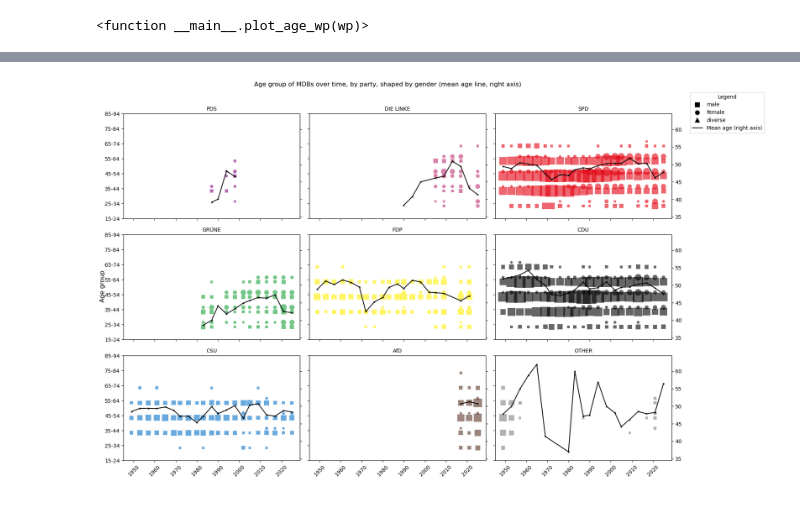
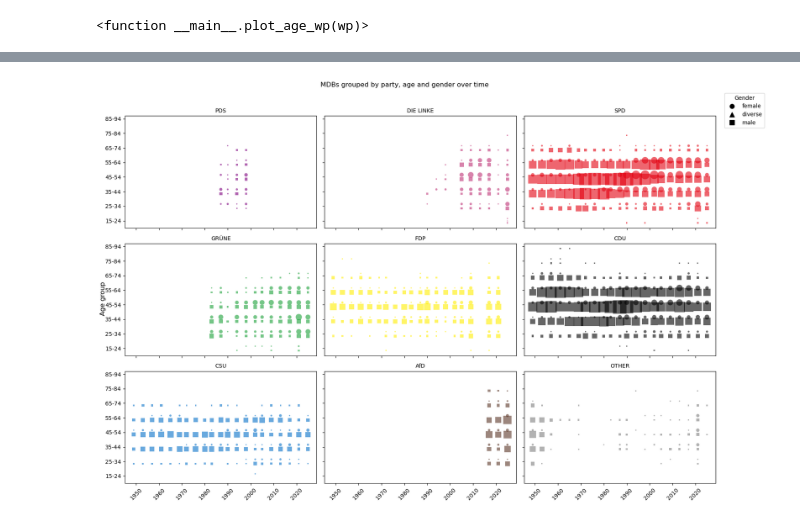
Before and after one commit to carl-lorenz/Visualization, a Jupyter notebook: Exam/1_members_of_german_parliament.ipynb, the cells around one changed output, grey strips where cells are left out. Saved outputs shown, nothing was run; the diff lists cells and outputs as text; code cells hidden in the pictures.

```diff
--- a/Exam/1_members_of_german_parliament.ipynb
+++ b/Exam/1_members_of_german_parliament.ipynb
@@ -335,7 +340,7 @@ plt.show()
 # %%
 def get_gender_ratio(group):
     gender_weight = (
-    wp_mdbs_df
+    wp_df
     .groupby(group)['Frac_of_WP']
     .sum()
     .unstack(fill_value=0)
@@ -343,7 +348,7 @@ def get_gender_ratio(group):
 
     male_share = gender_weight['male'] / gender_weight.sum(axis=1)
     gender_ratio = (-2 * (male_share - 0.5)).rename('gender_ratio').reset_index()
-    return terms_df[['WP', 'election_y_int']].merge(gender_ratio, on='WP').sort_values('WP')
+    return safe_merge(terms_df[['WP', 'election_y_int']], gender_ratio, ['WP'])
 # %%
 wp_gender_df = get_gender_ratio(['WP', 'Gender'])
 
@@ -598,11 +617,11 @@ interactive(children=(Dropdown(description='Election:', index=20, options=(('194
 # %%
 # Fixed 10-year age bins starting at 15 (so x-axis stays consistent across WPs):
-age_max_global = int(wp_mdbs_df['Age'].max() // 10 * 10 + 10)
+age_max_global = int(wp_df['Age'].max() // 10 * 10 + 10)
 age_bins = list(range(15, age_max_global + 10, 10))
 age_labels = [f'{age_bins[i]}-{age_bins[i+1]-1}' for i in range(len(age_bins) - 1)]
 
-wp_mdbs_df['Age_group'] = pd.cut(
-    wp_mdbs_df['Age'],
+wp_df['Age_group'] = pd.cut(
+    wp_df['Age'],
     bins=age_bins,
     labels=age_labels,
     right=False
@@ -610,19 +629,19 @@ wp_mdbs_df['Age_group'] = pd.cut(
 
 # Stacked composition: fraction of each party within each age group, per WP
 group_party = (
-    wp_mdbs_df
+    wp_df
     .groupby(['WP', 'Age_group', 'Party'], observed=True)['Frac_of_WP']
     .sum()
     .reset_index()
 )
 
-wp_totals = wp_mdbs_df.groupby('WP')['Frac_of_WP'].sum().rename('wp_total')
+wp_totals = wp_df.groupby('WP')['Frac_of_WP'].sum().rename('wp_total')
 group_party = group_party.merge(wp_totals, on='WP')
 group_party['fraction'] = group_party['Frac_of_WP'] / group_party['wp_total']
 
 # Gender ratio per age group, per WP (irrespective of party)
 gender_group = (
-    wp_mdbs_df
+    wp_df
     .groupby(['WP', 'Age_group', 'Gender'], observed=True)['Frac_of_WP']
     .sum()
     .unstack(fill_value=0)
@@ -635,7 +654,7 @@ frac_ylim = (0, group_party.groupby(['WP', 'Age_group'])['fraction'].sum().max()
 gender_ylim = (-1.05, 1.05)
 
 wp_to_year = terms_df.set_index('WP')['election_y_str'].to_dict()
-wp_options = sorted(wp_mdbs_df['WP'].unique())
+wp_options = sorted(wp_df['WP'].unique())
 default_wp = max(wp_options)
 
 def plot_age_wp(wp):
@@ -704,60 +726,30 @@ interactive(children=(Dropdown(description='Election:', index=20, options=(('194
 # %%
 gender_markers = {
-    'male': 's',
     'female': 'o',
-    'diverse': '^'
+    'diverse': '^',
+    'male': 's'
 }
 
 gender_offsets_y = {
-    'male': -0.15,
     'female': 0.15,
-    'diverse': 0.0
+    'diverse': 0.0,
+    'male': -0.15
 }
 
-# --- Compute weighted mean age per party per WP (safe to rerun) ---
-def weighted_mean_age(group):
-    return (group['Age'] * group['Frac_of_WP']).sum() / group['Frac_of_WP'].sum()
-
-mean_age = (
-    wp_mdbs_df
-    .groupby(['WP', 'Party'])
-    .apply(weighted_mean_age, include_groups=False)
-    .rename('mean_age')
-    .reset_index()
-)
-
-if 'mean_age' in wp_parties_df.columns:
-    wp_parties_df = wp_parties_df.drop(columns='mean_age')
-wp_parties_df = wp_parties_df.merge(mean_age, on=['WP', 'Party'], how='left')
-
-# --- Prep data (drop+merge election_y_int to avoid _x/_y suffix collisions) ---
-parties = [p for p in party_colours if p in wp_mdbs_df['Party'].unique()]
+parties = [p for p in party_colours if p in wp_df['Party'].unique()]
 n_cols = 3
 n_rows = -(-len(parties) // n_cols)
 
-plot_df = wp_mdbs_df.drop(columns='election_y_int', errors='ignore').merge(
-    terms_df[['WP', 'election_y_int']], on='WP'
-)
+plot_df = wp_df.merge(terms_df[['WP', 'election_y_int']], on='WP')
 
 age_group_to_y = {label: i for i, label in enumerate(age_labels)}
 plot_df['y_pos'] = plot_df['Age_group'].map(age_group_to_y).astype(float)
 
-mean_age_df = wp_parties_df.drop(columns='election_y_int', errors='ignore').merge(
-    terms_df[['WP', 'election_y_int']], on='WP'
-)
-
-# --- Plot ---
 fig, axes = plt.subplots(n_rows, n_cols, figsize=(16, n_rows * 3.5), sharex=True, sharey=True)
 axes = axes.flatten()
 
-age_min_all = mean_age_df['mean_age'].min()
-age_max_all = mean_age_df['mean_age'].max()
-age_pad = (age_max_all - age_min_all) * 0.1
-
 for i, party in enumerate(parties):
     ax = axes[i]
-    ax_age = ax.twinx()
-
     df_p = plot_df[plot_df['Party'] == party]
     color = party_colours[party]
 
@@ -770,55 +762,41 @@ for i, party in enumerate(parties):
             .size()
             .reset_index(name='count')
         )
-        counts = counts[counts['count'] >= 4]
+        #counts = counts[counts['count'] >= 4]
 
         ax.scatter(
             counts['election_y_int'],
             counts['y_pos'] + gender_offsets_y[gender],
-            s=(counts['count'] / 5) * 30,
+            s=(counts['count']) * 5,
             color=color,
             marker=marker,
             alpha=0.6,
             edgecolors='none'
         )
 
-    df_mean = mean_age_df[mean_age_df['Party'] == party].sort_values('election_y_int')
-    ax_age.plot(
-        df_mean['election_y_int'],
-        df_mean['mean_age'],
-        color='black',
-        linewidth=1.5,
-        marker='.',
-        markersize=4
-    )
-    ax_age.set_ylim(age_min_all - age_pad, age_max_all + age_pad)
-
     ax.set_title(party, fontsize=10)
     ax.tick_params(axis='x', rotation=45)
 
-    if (i % n_cols) != (n_cols - 1):
-        ax_age.set_yticklabels([])
+ax_ref = axes[0]
+ax_ref.set_yticks(range(len(age_labels)))
+ax_ref.set_yticklabels(age_labels)
 
-axes[0].set_yticks(range(len(age_labels)))
-axes[0].set_yticklabels(age_labels)
-
+# Hide unused subplots
 for j in range(len(parties), len(axes)):
     axes[j].set_visible(False)
 
+# Shared legend for gender (shape)
 from matplotlib.lines import Line2D
 gender_legend = [
     Line2D([0], [0], marker=marker, color='black', linestyle='', markersize=8, label=gender)
     for gender, marker in gender_markers.items()
 ]
-gender_legend.append(
-    Line2D([0], [0], color='black', linewidth=1.5, label='Mean age (right axis)')
-)
-fig.legend(handles=gender_legend, title='Legend', loc='upper left', bbox_to_anchor=(1.0, 1))
+fig.legend(handles=gender_legend, title='Gender', loc='upper left', bbox_to_anchor=(1.0, 1))
 
-fig.suptitle('Age group of MDBs over time, by party, shaped by gender (mean age line, right axis)', y=1.02)
+fig.suptitle('MDBs grouped by party, age and gender over time', y=1.02)
 fig.supylabel('Age group')
 plt.tight_layout()
 plt.show()
 # %% [output]
-[figure, old version]
+[figure, new version]
 # %% [markdown]
```
Also changed, not shown: parts of 20 cells of this notebook.
